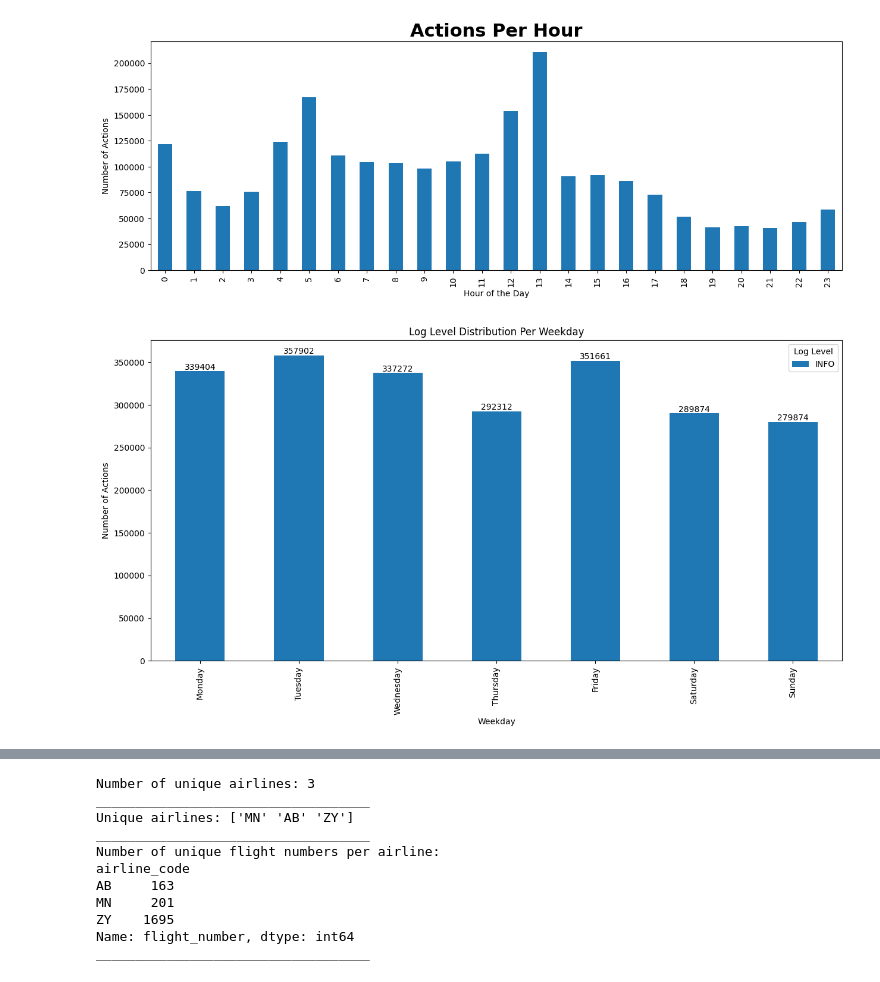
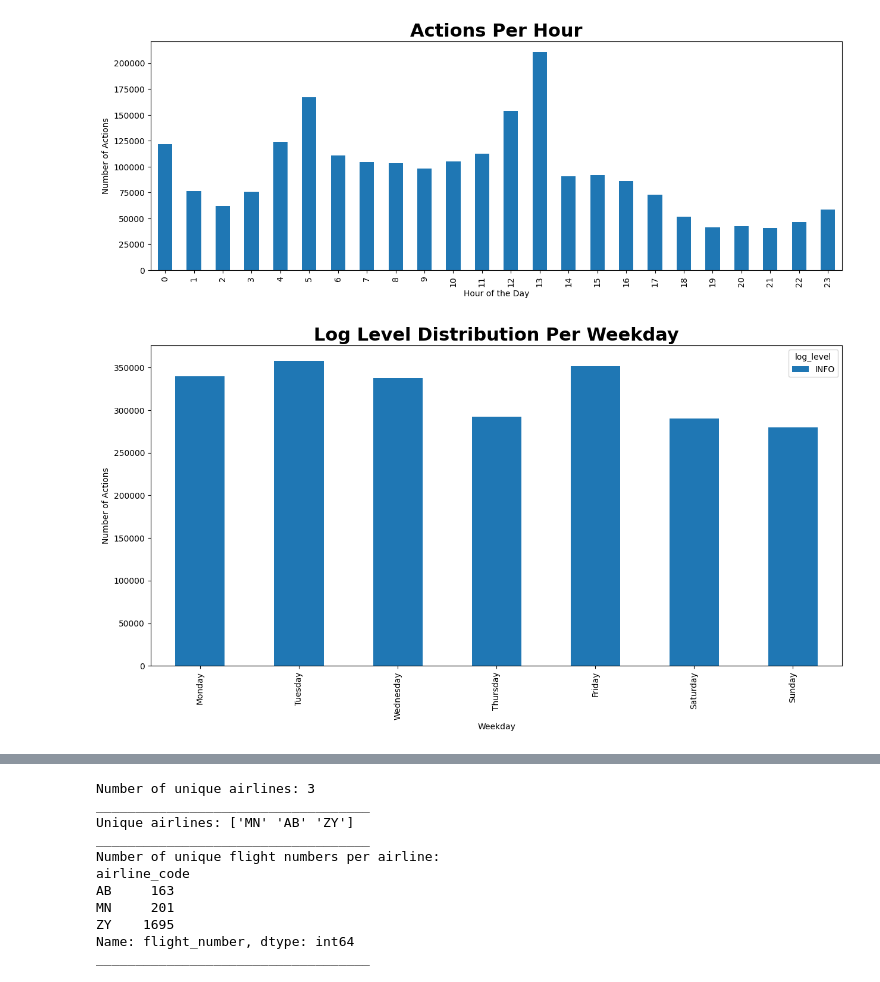
Before and after one commit to aref-hasan/aircraft_load, a Jupyter notebook: visualization/data_exploration.ipynb, the cells around one changed output, grey strips where cells are left out. Cells and saved outputs as stored; diff of their text form; code cells hidden in the pictures.

```diff
--- a/visualization/data_exploration.ipynb
+++ b/visualization/data_exploration.ipynb
@@ -188,33 +188,29 @@ plt.show()
 # %%
 # make sure 'creation_time' is a datetime column
 data['creation_time'] = pd.to_datetime(data['creation_time'])
 
 # extract the weekday from the 'creation_time' column
 data['weekday'] = data['creation_time'].dt.day_name()
 
 # define the order of the weekdays
 weekday_order = ['Monday', 'Tuesday', 'Wednesday', 'Thursday', 'Friday', 'Saturday', 'Sunday']
 
 # count log levels per weekday
 log_level_weekday_counts = data.groupby(['weekday', 'log_level']).size().unstack().reindex(weekday_order)
 
 # plot log level distribution per weekday
 ax = log_level_weekday_counts.plot(kind='bar', stacked=True, figsize=(15, 7))
 
 # add title and labels
 plt.title('Log Level Distribution Per Weekday', fontsize=22, fontweight='bold')
 plt.xlabel('Weekday')
 plt.ylabel('Number of Actions')
-plt.legend(title='Log Level')
 
-# add counts on the bars
-for container in ax.containers:
-    ax.bar_label(container, label_type='edge')
 
 # show the plot
 plt.show()
 # %% [output]
-[figure, old version]
+[figure, new version]
 # %%
 # count unique flight numbers
 unique_flight_numbers = data['flight_number'].nunique()
```
Also changed, not shown: parts of 1 cell of this notebook.
